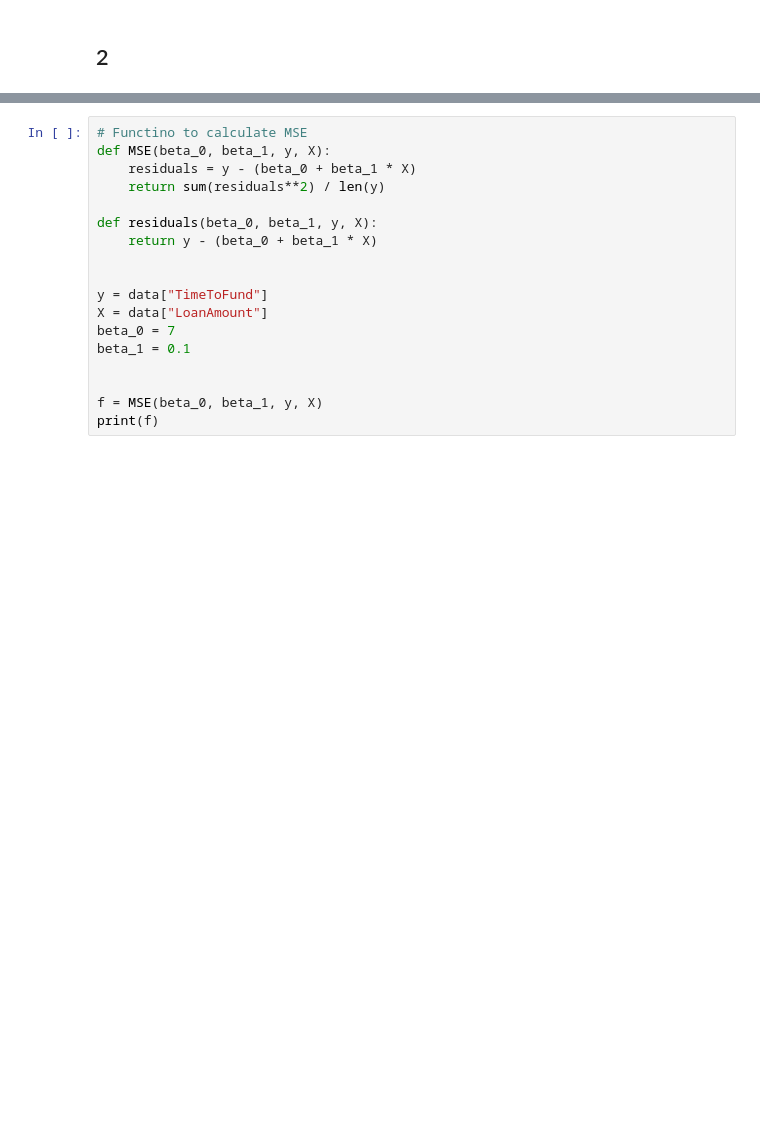
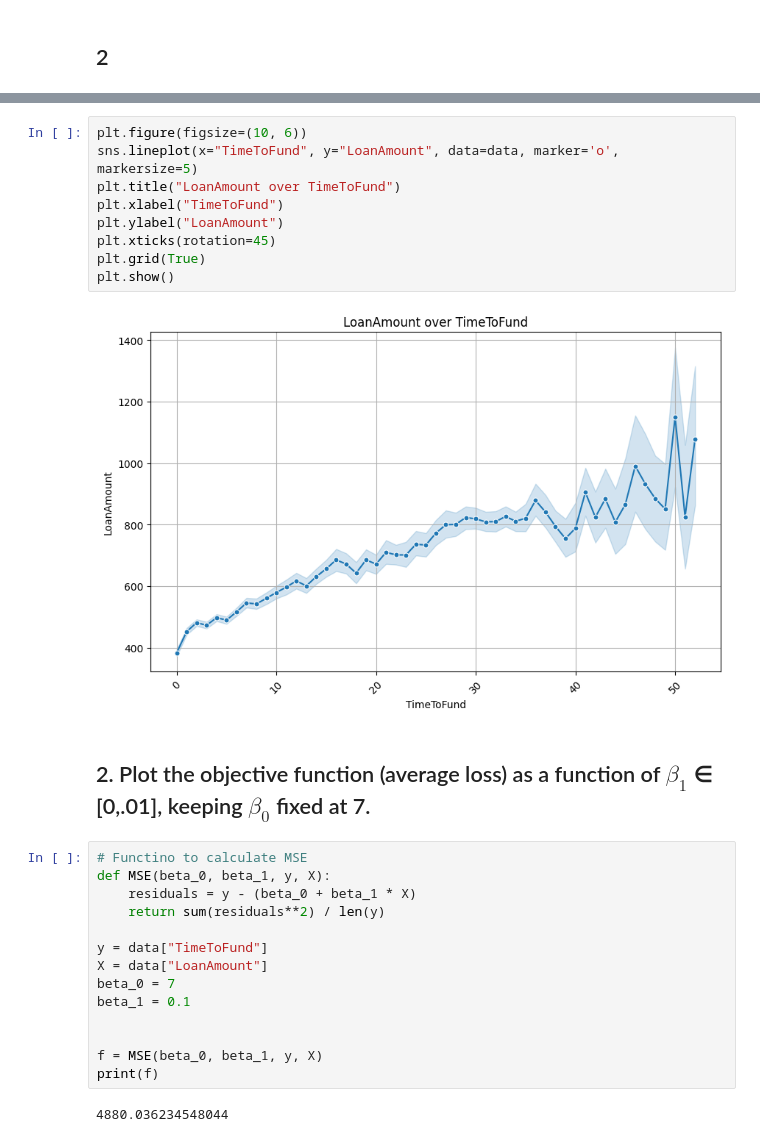
Before and after one commit to FinnReinders/Labs, a Jupyter notebook: Lab2.ipynb, the cells around one changed output, grey strips where cells are left out. Saved outputs shown, nothing was run; the diff lists cells and outputs as text; blank space fills up the shorter version.

```diff
--- a/Lab2.ipynb
+++ b/Lab2.ipynb
@@ -235,12 +270,21 @@ plt.show()
+# %%
+plt.figure(figsize=(10, 6))
+sns.lineplot(x="TimeToFund", y="LoanAmount", data=data, marker='o', markersize=5)
+plt.title("LoanAmount over TimeToFund")
+plt.xlabel("TimeToFund")
+plt.ylabel("LoanAmount")
+plt.xticks(rotation=45)
+plt.grid(True)
+plt.show()
+# %% [output]
+[figure, added]
+# %% [markdown]
+## 2. Plot the objective function (average loss) as a function of $β_{1}$ ∈ [0,.01], keeping $β_{0}$ fixed at 7.
 # %%
 # Functino to calculate MSE
 def MSE(beta_0, beta_1, y, X):
     residuals = y - (beta_0 + beta_1 * X)
     return sum(residuals**2) / len(y)
-
-def residuals(beta_0, beta_1, y, X):
-    return y - (beta_0 + beta_1 * X)
-
 
 y = data["TimeToFund"]
 X = data["LoanAmount"]
@@ -250,6 +294,8 @@ beta_1 = 0.1
 
 f = MSE(beta_0, beta_1, y, X)
 print(f)
+# %% [output]
+4880.036234548044
 # %%
 beta_1_values = np.linspace(0, 0.01, 100)
 
```
Also changed, not shown: parts of 19 cells of this notebook.
